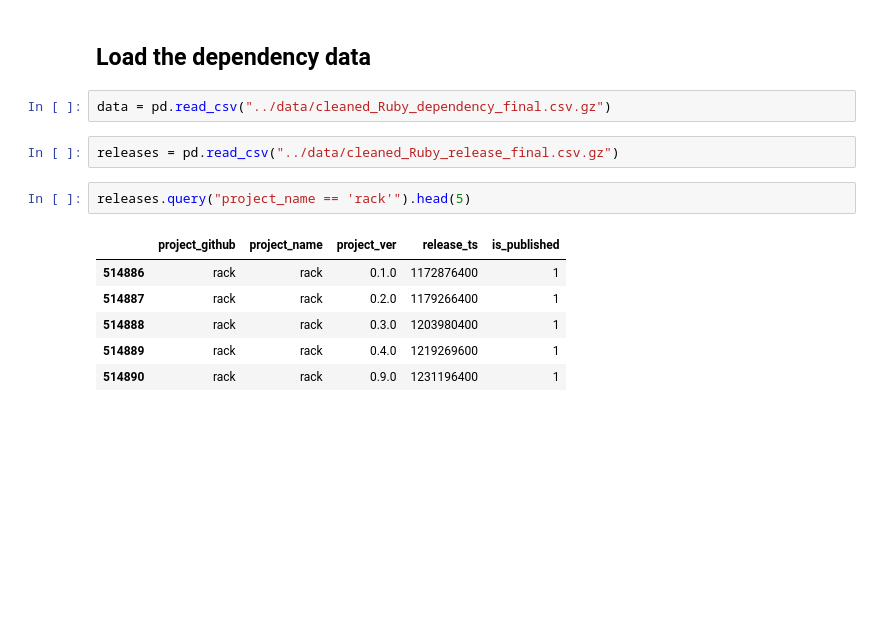
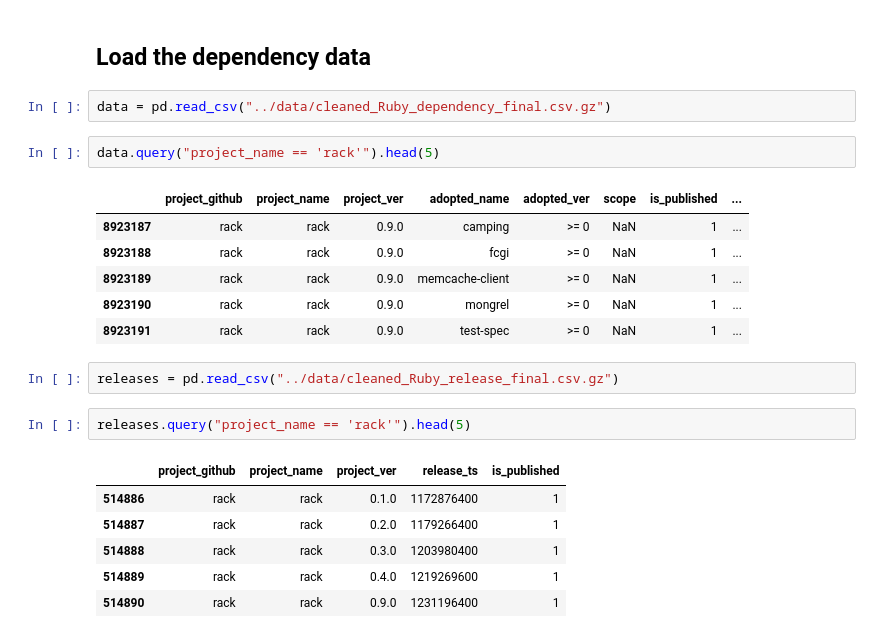
Before and after one commit to riivo/package-dependency-networks, a Jupyter notebook: scripts/rack_vuln.ipynb, the cells around one changed output. Cells and saved outputs as stored; diff of their text form; blank space fills up the shorter version.

```diff
--- a/scripts/rack_vuln.ipynb
+++ b/scripts/rack_vuln.ipynb
@@ -12,6 +13,15 @@ sns.set_context("poster")
 ## Load the dependency data
 # %%
 data = pd.read_csv("../data/cleaned_Ruby_dependency_final.csv.gz")
+# %%
+data.query("project_name == 'rack'").head(5)
+# %% [output]
+|  | project_github | project_name | project_ver | adopted_name | adopted_ver | scope | is_published | ... |
+| 8923187 | rack | rack | 0.9.0 | camping | >= 0 | NaN | 1 | ... |
+| 8923188 | rack | rack | 0.9.0 | fcgi | >= 0 | NaN | 1 | ... |
+| 8923189 | rack | rack | 0.9.0 | memcache-client | >= 0 | NaN | 1 | ... |
+| 8923190 | rack | rack | 0.9.0 | mongrel | >= 0 | NaN | 1 | ... |
+| 8923191 | rack | rack | 0.9.0 | test-spec | >= 0 | NaN | 1 | ... |
 # %%
 releases = pd.read_csv("../data/cleaned_Ruby_release_final.csv.gz")
 # %%
```
Also changed, not shown: parts of 4 cells of this notebook.
